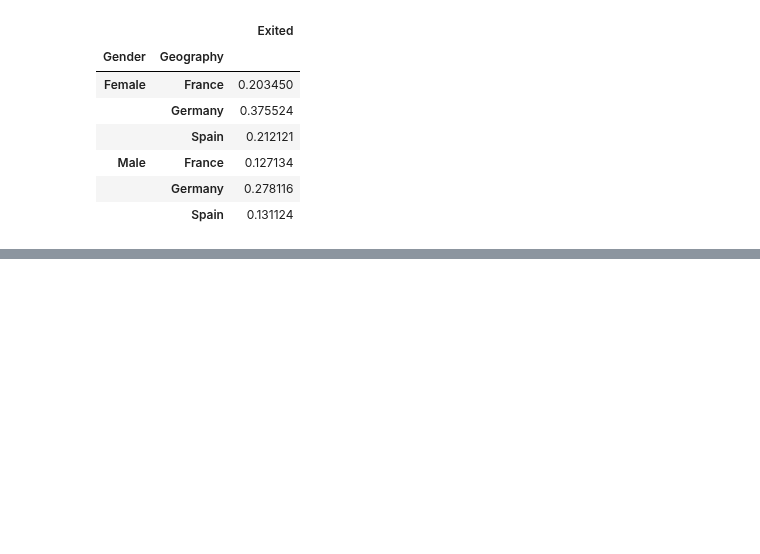
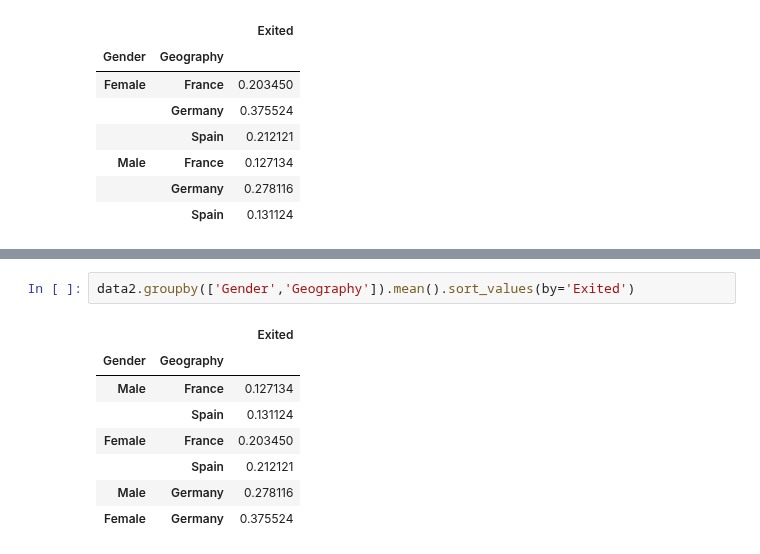
Before and after one commit to FairozAhmadSheikh/ML_bootcamp, a Jupyter notebook: pandas/7_realworld_dataset.ipynb, the cells around one changed output, grey strips where cells are left out. Drawn from its saved outputs; the diff is of its cells as text; blank space fills up the shorter version.

```diff
--- a/pandas/7_realworld_dataset.ipynb
+++ b/pandas/7_realworld_dataset.ipynb
@@ -129,0 +127,11 @@ data2.groupby(['Gender','Geography']).mean()
+# %%
+data2.groupby(['Gender','Geography']).mean().sort_values(by='Exited')
+# %% [output]
+|  |  | Exited |
+| Gender | Geography |  |
+| Male | France | 0.127134 |
+|  | Spain | 0.131124 |
+| Female | France | 0.203450 |
+|  | Spain | 0.212121 |
+| Male | Germany | 0.278116 |
+| Female | Germany | 0.375524 |
```
Also changed, not shown: parts of 7 cells of this notebook.
